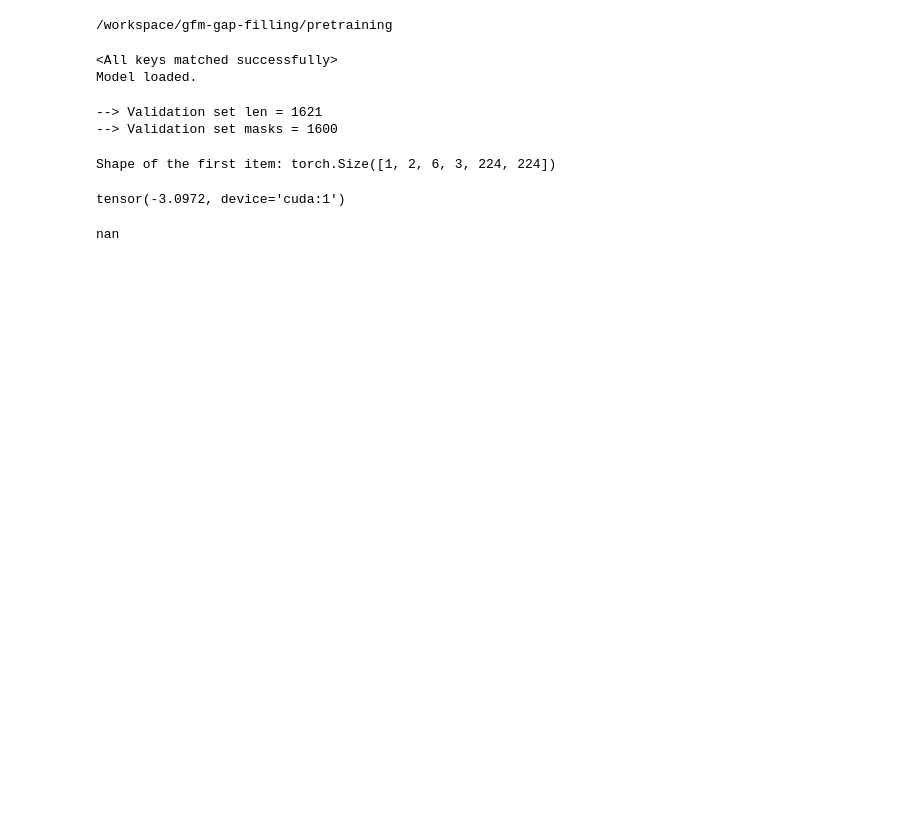
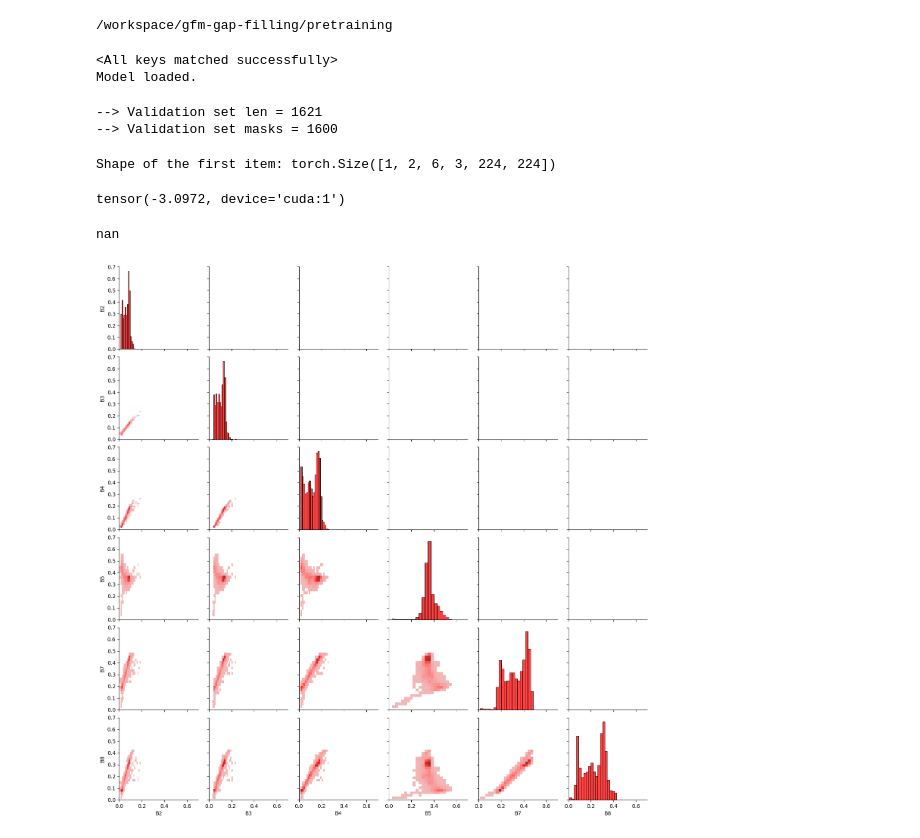
Before and after one commit to ClarkCGA/gfm-gap-filling, a Jupyter notebook: pretraining/Band_Correlations.ipynb, the cells around one changed output. Saved outputs shown, nothing was run; the diff lists cells and outputs as text; code cells hidden in the pictures; blank space fills up the shorter version.

Commit message:
more functionality for per-band visualizations

```diff
--- a/pretraining/Band_Correlations.ipynb
+++ b/pretraining/Band_Correlations.ipynb
@@ -92,44 +97,46 @@ non_cloud_data = pd.DataFrame({
     'type': 'non_cloud'
 })
 gen_data = pd.DataFrame({
-    'B4': predicted_masked[0,0,1,:,:].flatten(),
-    'B5': predicted_masked[0,1,1,:,:].flatten(),
+    'B2': predicted_masked[0,0,1,:,:].flatten(),
+    'B3': predicted_masked[0,1,1,:,:].flatten(),
     'B4': predicted_masked[0,2,1,:,:].flatten(),
     'B5': predicted_masked[0,3,1,:,:].flatten(),
-    'B4': predicted_masked[0,4,1,:,:].flatten(),
-    'B5': predicted_masked[0,5,1,:,:].flatten(),
+    'B7': predicted_masked[0,4,1,:,:].flatten(),
+    'B8': predicted_masked[0,5,1,:,:].flatten(),
     'type': 'gen'
 })
 true_data = pd.DataFrame({
-    'B4': input_masked[0,0,1,:,:].flatten(),
-    'B5': input_masked[0,1,1,:,:].flatten(),
+    'B2': input_masked[0,0,1,:,:].flatten(),
+    'B3': input_masked[0,1,1,:,:].flatten(),
     'B4': input_masked[0,2,1,:,:].flatten(),
     'B5': input_masked[0,3,1,:,:].flatten(),
-    'B4': input_masked[0,4,1,:,:].flatten(),
-    'B5': input_masked[0,5,1,:,:].flatten(),
+    'B7': input_masked[0,4,1,:,:].flatten(),
+    'B8': input_masked[0,5,1,:,:].flatten(),
     'type': 'true'
 })
-df = non_cloud_data[['B2','B3','B4','B5','B7','B8']]
+df = true_data[['B2','B3','B4','B5','B7','B8']]
 g = sns.PairGrid(df, diag_sharey=False)
 
-g.map_lower(sns.histplot, bins=20)
-g.map_diag(sns.histplot, bins=20)
+g.map_lower(sns.histplot, bins=20, color='red')
+g.map_diag(sns.histplot, bins=20, color='red')
 
 g.axes[0,0].set_xlim(0,0.7)
 g.axes[0,0].set_ylim(0,0.7)
 g.axes[1,1].set_xlim(0,0.7)
 g.axes[1,1].set_ylim(0,0.7)
 g.axes[2,2].set_xlim(0,0.7)
 g.axes[2,2].set_ylim(0,0.7)
 g.axes[3,3].set_xlim(0,0.7)
 g.axes[3,3].set_ylim(0,0.7)
 g.axes[4,4].set_xlim(0,0.7)
 g.axes[4,4].set_ylim(0,0.7)
 g.axes[5,5].set_xlim(0,0.7)
 g.axes[5,5].set_ylim(0,0.7)
 
 
 plt.show()
+# %% [output]
+[figure, added]
 # %%
 
 
```
Also changed, not shown: parts of 2 cells of this notebook, 1 other file.
